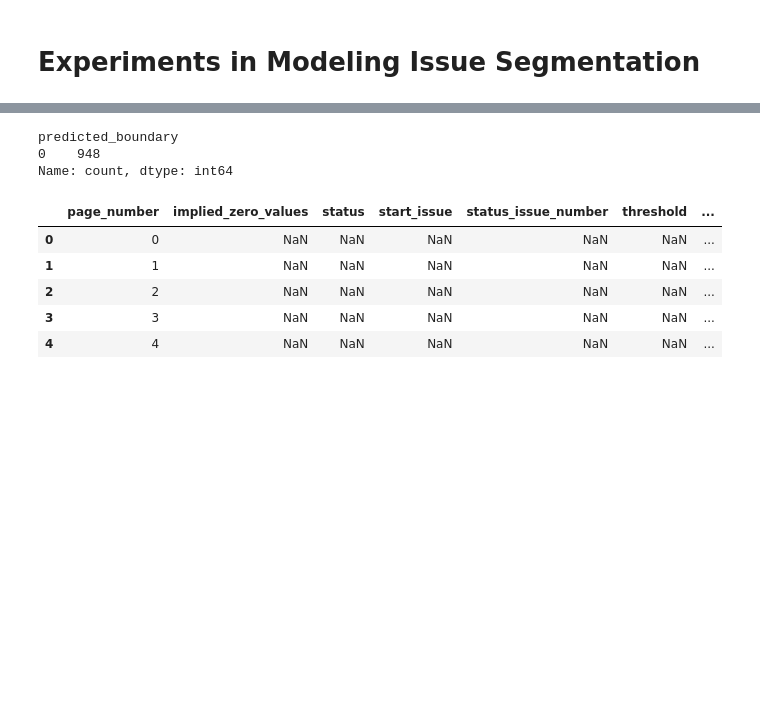
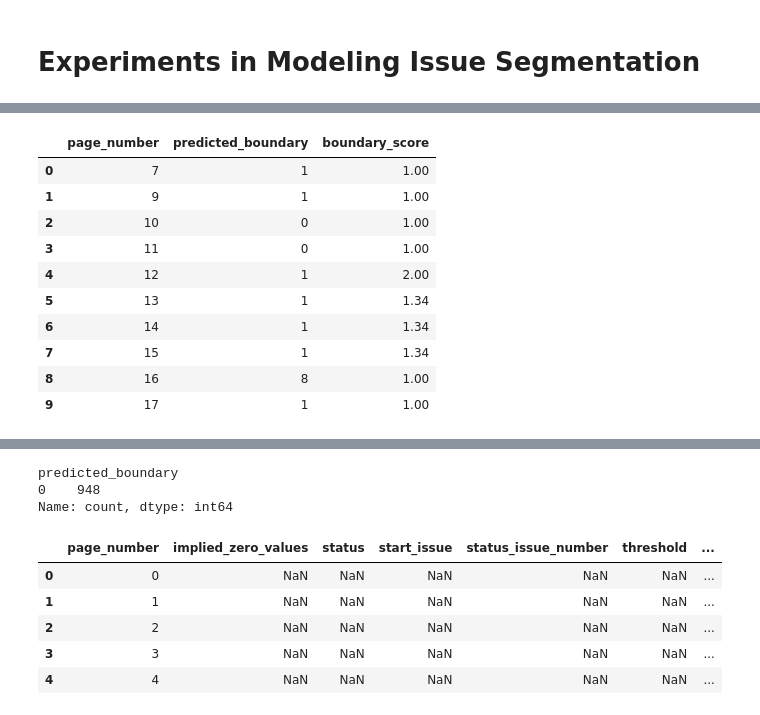
Before and after one commit to Informing-The-Third-World/periodical-wavelet-analysis, a Jupyter notebook: notebooks/Model_Issue_Segmentation.ipynb, the cells around one changed output, grey strips where cells are left out. Cells and saved outputs as stored; diff of their text form; code cells hidden in the pictures; blank space fills up the shorter version.

```diff
--- a/notebooks/Model_Issue_Segmentation.ipynb
+++ b/notebooks/Model_Issue_Segmentation.ipynb
@@ -732,0 +872,14 @@ boundaries_df
+# %%
+prefix_sum_df.sort_values(by=['page_number', 'predicted_boundary']).head(10)
+# %% [output]
+|  | page_number | predicted_boundary | boundary_score |
+| 0 | 7 | 1 | 1.00 |
+| 1 | 9 | 1 | 1.00 |
+| 2 | 10 | 0 | 1.00 |
+| 3 | 11 | 0 | 1.00 |
+| 4 | 12 | 1 | 2.00 |
+| 5 | 13 | 1 | 1.34 |
+| 6 | 14 | 1 | 1.34 |
+| 7 | 15 | 1 | 1.34 |
+| 8 | 16 | 8 | 1.00 |
+| 9 | 17 | 1 | 1.00 |
```
Also changed, not shown: parts of 29 cells of this notebook.
